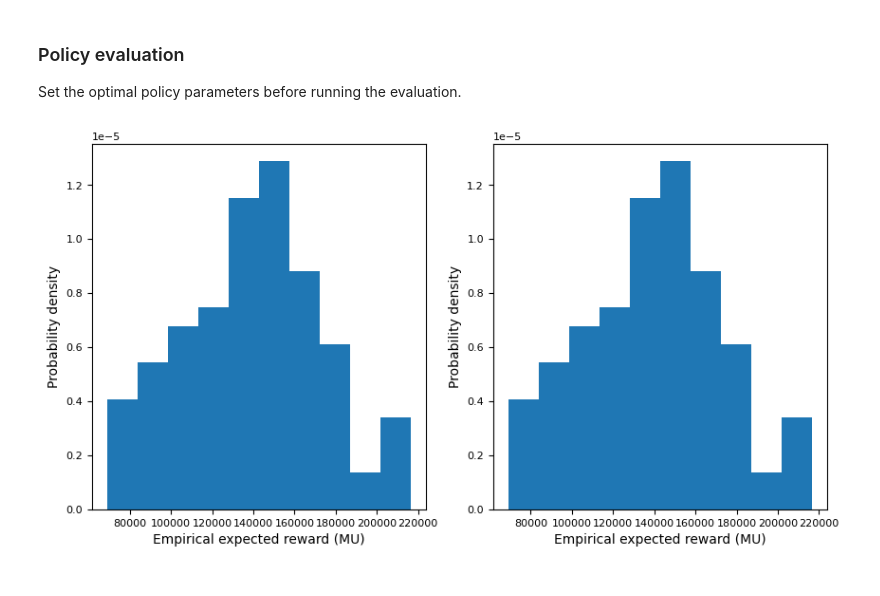
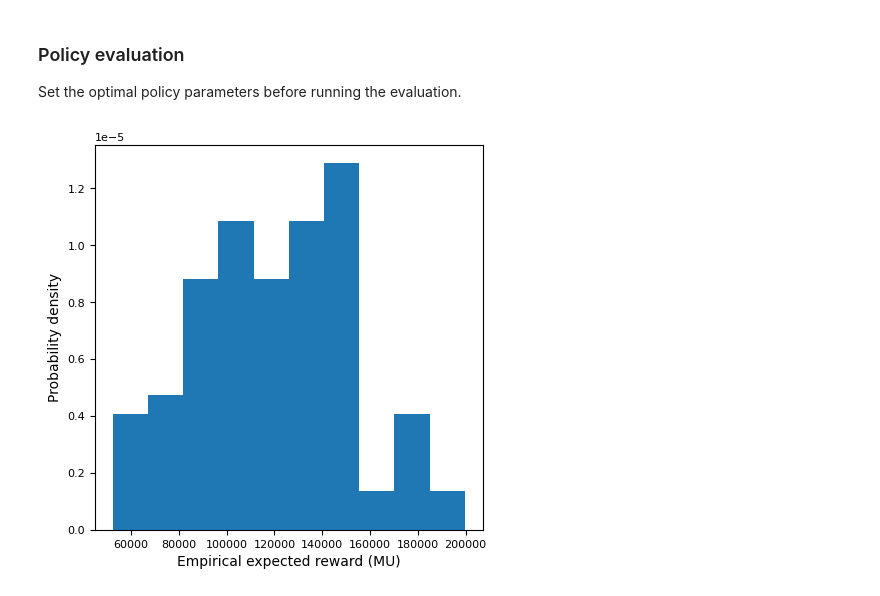
Before and after one commit to isaingit/courseworkRL, a Jupyter notebook: IMP_CW_sSpolicy.ipynb, the cells around one changed output. Saved outputs shown, nothing was run; the diff lists cells and outputs as text; code cells hidden in the pictures.

Commit message:
improved sS policy optimization

```diff
--- a/IMP_CW_sSpolicy.ipynb
+++ b/IMP_CW_sSpolicy.ipynb
@@ -78,14 +57,0 @@ optimizer.plot_learning_curve()
-# %%
-from bayes_opt import BayesianOptimization
-
-pbounds = {'s_r1': (0, 90), 'S_r1': (0, 90), 's_r2': (0, 90), 'S_r2': (0, 90), 's_DC': (0,210), 'S_DC': (0, 210)}
-def objective_function_bayes(**kwargs):
-    policy_param = np.array(list(kwargs.values()))
-    return -1*sSpolicy.reward_fcn(policy_param, sSpolicy.policy_fcn, env_train)
-
-optimizer = BayesianOptimization(f = objective_function_bayes,
-                                    pbounds = pbounds,
-                                    random_state = 0,
-                                    verbose = 0)
-optimizer.maximize(init_points = 10, n_iter = 50)
-optimal_policy_sS = np.array(list(optimizer.max['params'].values()))
@@ -111,6 +75,6 @@ Set the optimal policy parameters before running the evaluation.
 sSpolicy.policy_param = optimal_policy_sS
 # %%
 reward_list = sSpolicy.evaluate_policy(env_train, test_demand_dataset)
-plot_reward_distribution(np.vstack([reward_list,reward_list]).T)
+plot_reward_distribution(reward_list)
 # %% [output]
-[figure, old version]
+[figure, new version]
```
Also changed, not shown: parts of 6 cells of this notebook.
